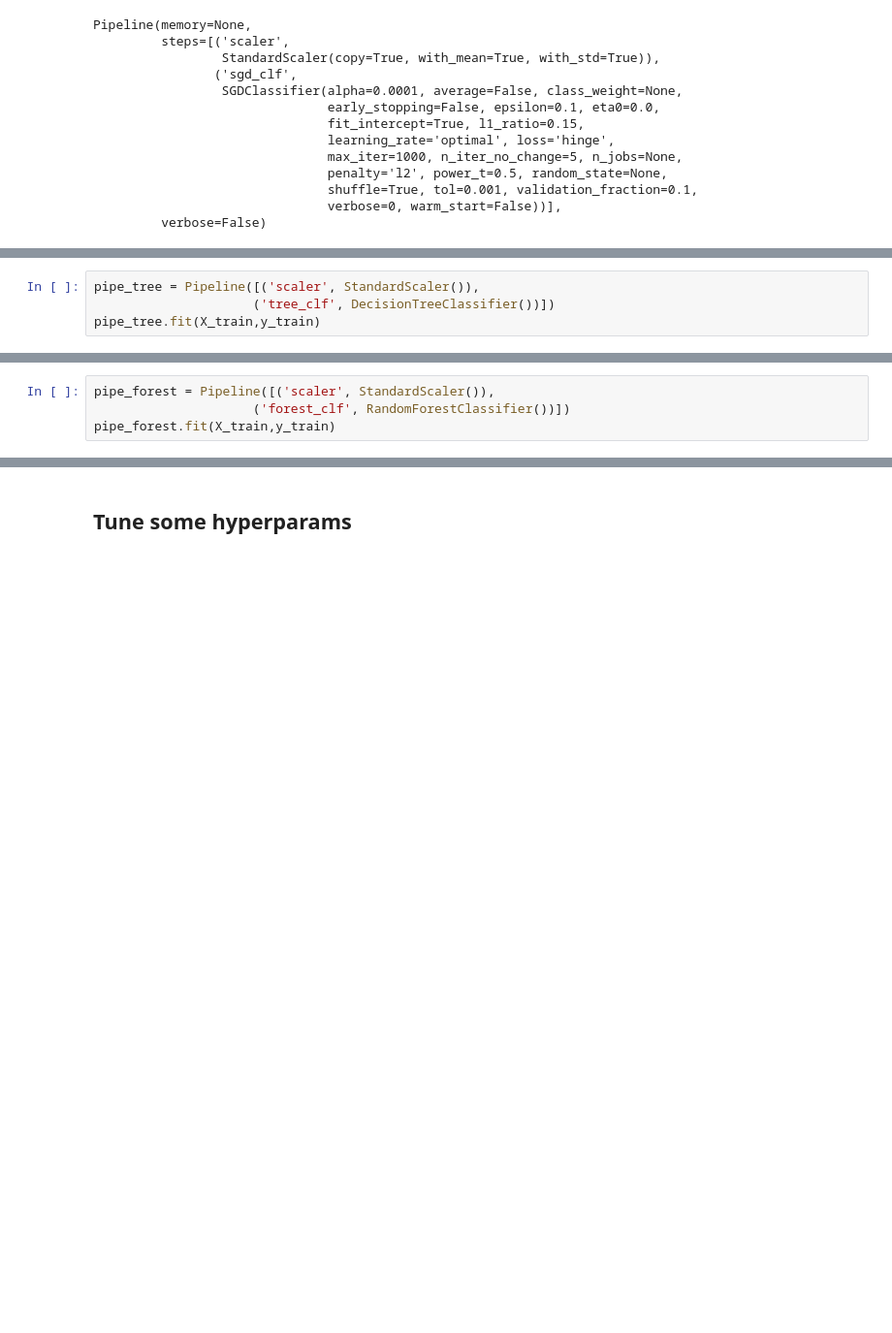
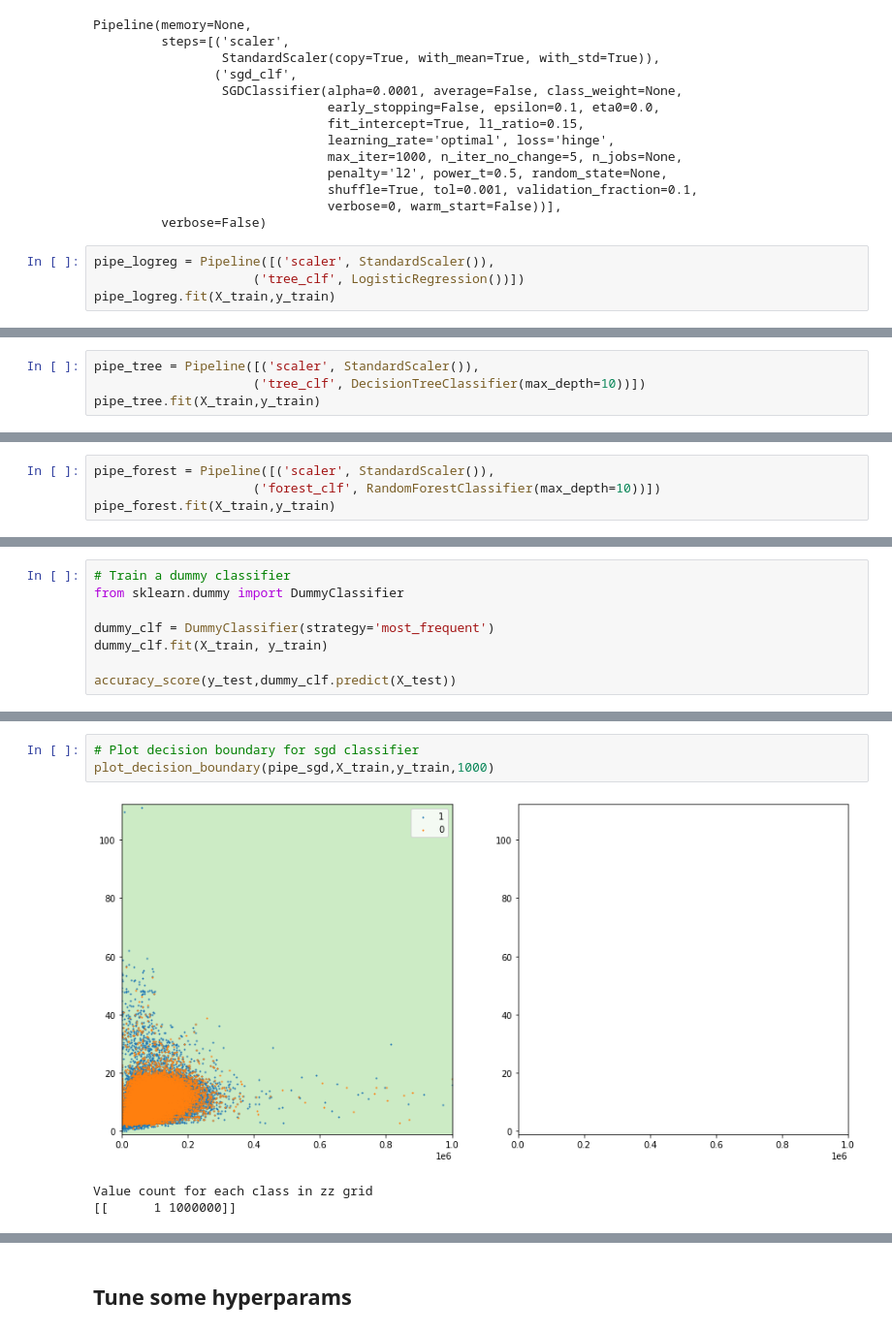
Before and after one commit to adin786/mot-data, a Jupyter notebook: mot_analysis.ipynb, the cells around one changed output, grey strips where cells are left out. Shown at 97% size. Saved outputs shown, nothing was run; the diff lists cells and outputs as text; blank space fills up the shorter version.

```diff
--- a/mot_analysis.ipynb
+++ b/mot_analysis.ipynb
@@ -424,3 +473,7 @@ Pipeline(memory=None,
                                shuffle=True, tol=0.001, validation_fraction=0.1,
                                verbose=0, warm_start=False))],
          verbose=False)
+# %%
+pipe_logreg = Pipeline([('scaler', StandardScaler()),
+                     ('tree_clf', LogisticRegression())])
+pipe_logreg.fit(X_train,y_train)
@@ -427,6 +493,6 @@ Pipeline(memory=None,
 # %%
 pipe_tree = Pipeline([('scaler', StandardScaler()),
-                     ('tree_clf', DecisionTreeClassifier())])
+                     ('tree_clf', DecisionTreeClassifier(max_depth=10))])
 pipe_tree.fit(X_train,y_train)
 # %% [output]
 Pipeline(memory=None,
@@ -445,7 +511,7 @@ Pipeline(memory=None,
          verbose=False)
 # %%
 pipe_forest = Pipeline([('scaler', StandardScaler()),
-                     ('forest_clf', RandomForestClassifier())])
+                     ('forest_clf', RandomForestClassifier(max_depth=10))])
 pipe_forest.fit(X_train,y_train)
 # %% [output]
 Pipeline(memory=None,
@@ -485,0 +567,8 @@ array([0.76149915, 0.76149915, 0.76151645, 0.76149373, 0.76149373])
+# %%
+# Train a dummy classifier
+from sklearn.dummy import DummyClassifier
+
+dummy_clf = DummyClassifier(strategy='most_frequent')
+dummy_clf.fit(X_train, y_train)
+
+accuracy_score(y_test,dummy_clf.predict(X_test))
@@ -485,0 +628,7 @@ array([0.76149915, 0.76149915, 0.76151645, 0.76149373, 0.76149373])
+# %%
+# Plot decision boundary for sgd classifier
+plot_decision_boundary(pipe_sgd,X_train,y_train,1000)
+# %% [output]
+[figure, added]
+Value count for each class in zz grid
+[[      1 1000000]]
```
Also changed, not shown: parts of 26 cells of this notebook.
